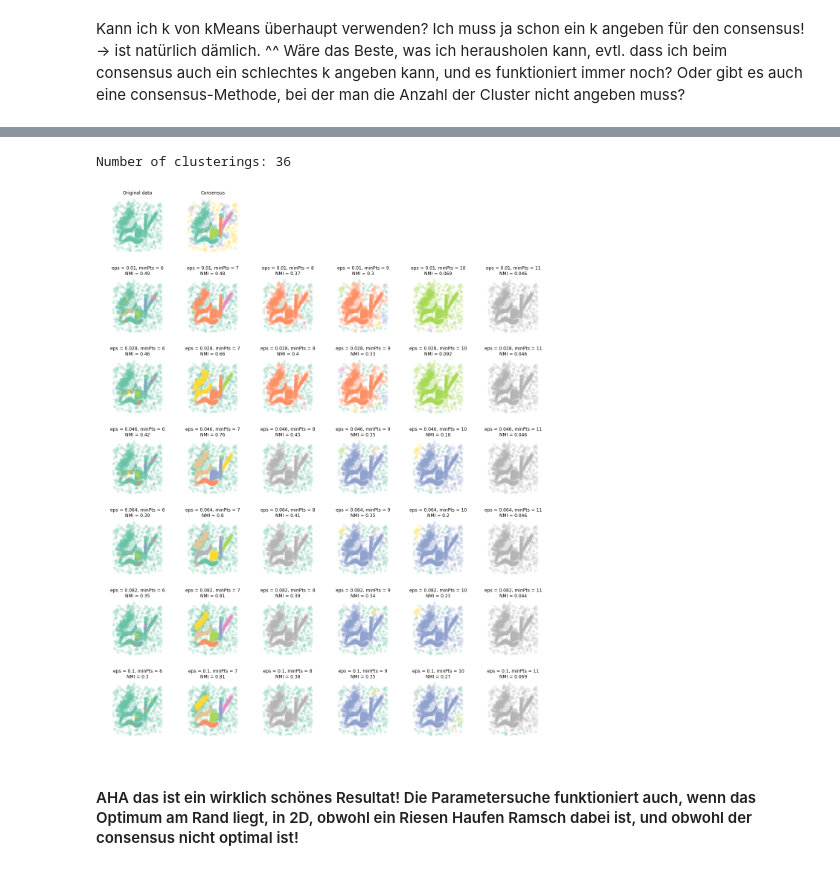
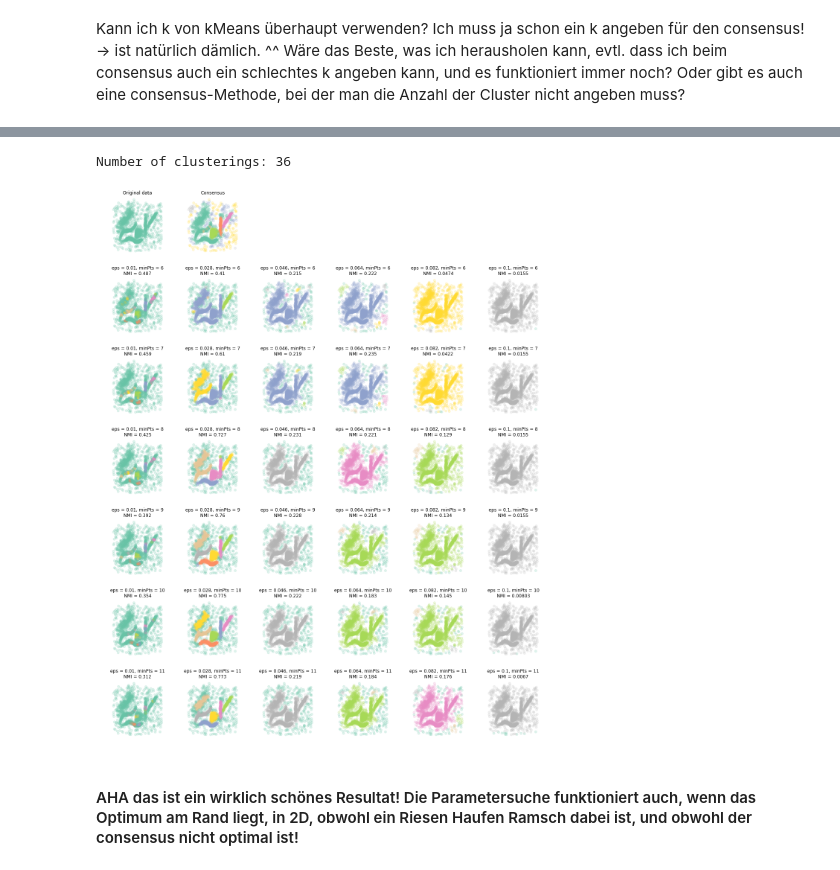
Before and after one commit to clustertoolsgroup/consensus_clustering, a Jupyter notebook: param_search_dev.ipynb, the cells around one changed output, grey strips where cells are left out. Drawn from its saved outputs; the diff is of its cells as text; code cells hidden in the pictures.

```diff
--- a/param_search_dev.ipynb
+++ b/param_search_dev.ipynb
@@ -105,7 +105,7 @@ def param_search_kmeans(data, k_consensus, recluster_what, recluster_how, k_arr)
 # %% [markdown]
 Kann ich k von kMeans überhaupt verwenden? Ich muss ja schon ein k angeben für den consensus! -> ist natürlich dämlich. ^^ Wäre das Beste, was ich herausholen kann, evtl. dass ich beim consensus auch ein schlechtes k angeben kann, und es funktioniert immer noch? Oder gibt es auch eine consensus-Methode, bei der man die Anzahl der Cluster nicht angeben muss?
 # %%
-def plot_results(cl_objects, nmi_arr, consensus_obj, algorithm, mesh_x, mesh_y):
+def plot_results_old(cl_objects, nmi_arr, consensus_obj, algorithm, mesh_x, mesh_y):
     # Put labels in right order in to the labels array
     no_labels = [0] * len(data)
     clusterings_labels = []
@@ -157,4 +157,4 @@ def plot_results(cl_objects, nmi_arr, consensus_obj, algorithm, mesh_x, mesh_y):
 
     plt.tight_layout()
     plt.show()
-    fig.savefig("bandwidth estimation.png")
+    #fig.savefig("bandwidth estimation.png")
@@ -171,6 +219,7 @@ data = fuzzy
 k_consensus = 10
 recluster_what = 'points'
 recluster_how = 'hierarchical'
+save_image = True
 
 # DBSCAN
 n_eps = 6
@@ -238,8 +277,8 @@ entropy b: -2473.440782623171
 # %%
-plot_results(cl_objects=cl_objects_db, nmi_arr=nmi_arr_db, consensus_obj=consensus_obj_db, algorithm='dbscan', mesh_x=mesh_eps, mesh_y=mesh_min_pts)
+plot_results(data=data, cl_objects=cl_objects_db, nmi_arr=nmi_arr_db, consensus_obj=consensus_obj_db, algorithm='dbscan', arr_x=eps_arr, arr_y=min_pts_arr, save_image=save_image)
 # %% [output]
 Number of clusterings: 36
-[figure, old version]
+[figure, new version]
 # %% [markdown]
 #### AHA das ist ein wirklich schönes Resultat! Die Parametersuche funktioniert auch, wenn das Optimum am Rand liegt, in 2D, obwohl ein Riesen Haufen Ramsch dabei ist, und obwohl der consensus nicht optimal ist!
 # %%
```
Also changed, not shown: parts of 7 cells of this notebook, 2 other files.
